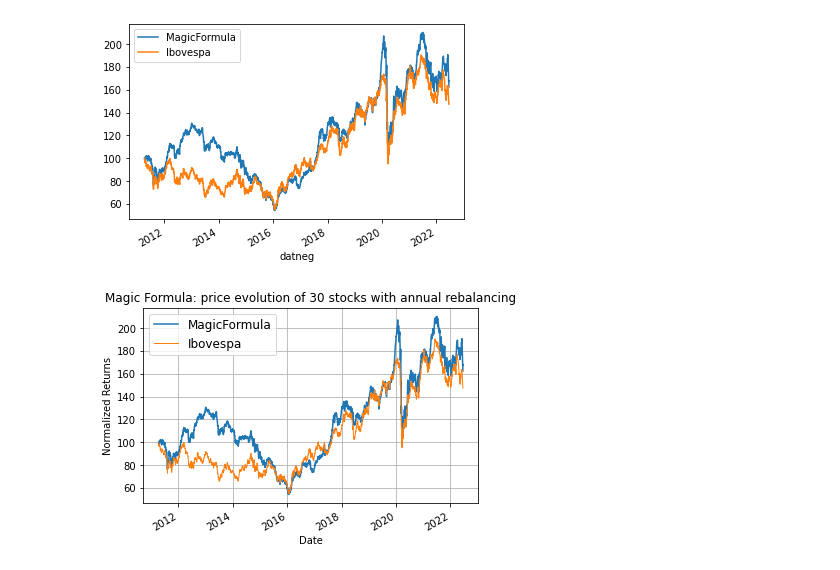
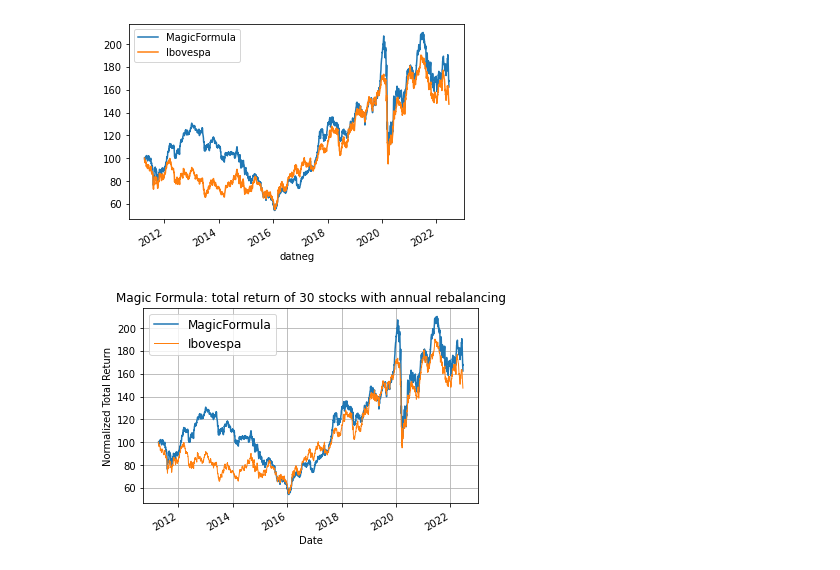
Before and after one commit to AlgebraQuant/MagicFormula, a Jupyter notebook: scripts/5_portfolio_returns.ipynb, the cells around one changed output. Saved outputs shown, nothing was run; the diff lists cells and outputs as text; code cells hidden in the pictures.

```diff
--- a/scripts/5_portfolio_returns.ipynb
+++ b/scripts/5_portfolio_returns.ipynb
@@ -207,13 +207,13 @@ df_portfolio[['MagicFormula', 'Ibovespa']].plot()
 # %%
 # Adjusted plot
 df_portfolio['MagicFormula'].plot(linestyle='-', label='MagicFormula')
 df_portfolio['Ibovespa'].plot(linestyle='-', linewidth = '1', label='Ibovespa')
-plt.title('Magic Formula: price evolution of 30 stocks with annual rebalancing')
-plt.ylabel('Normalized Returns')
+plt.title('Magic Formula: total return of 30 stocks with annual rebalancing')
+plt.ylabel('Normalized Total Return')
 plt.xlabel('Date')
 # plt.yscale('log')
 plt.legend(loc='upper left', fontsize=12)
 plt.grid(True)
 plt.savefig('../images/magic_ibov.jpg', dpi=300, transparent=False)
 # %% [output]
-[figure, old version]
+[figure, new version]
```
Also changed, not shown: 1 other file.
